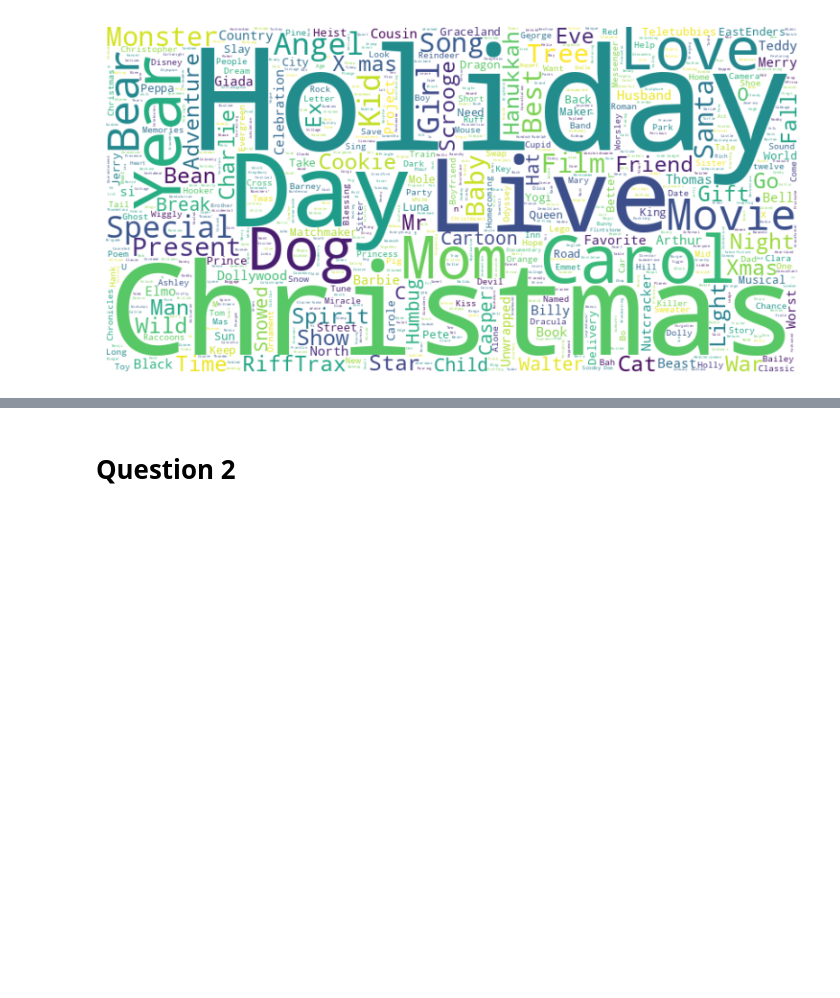
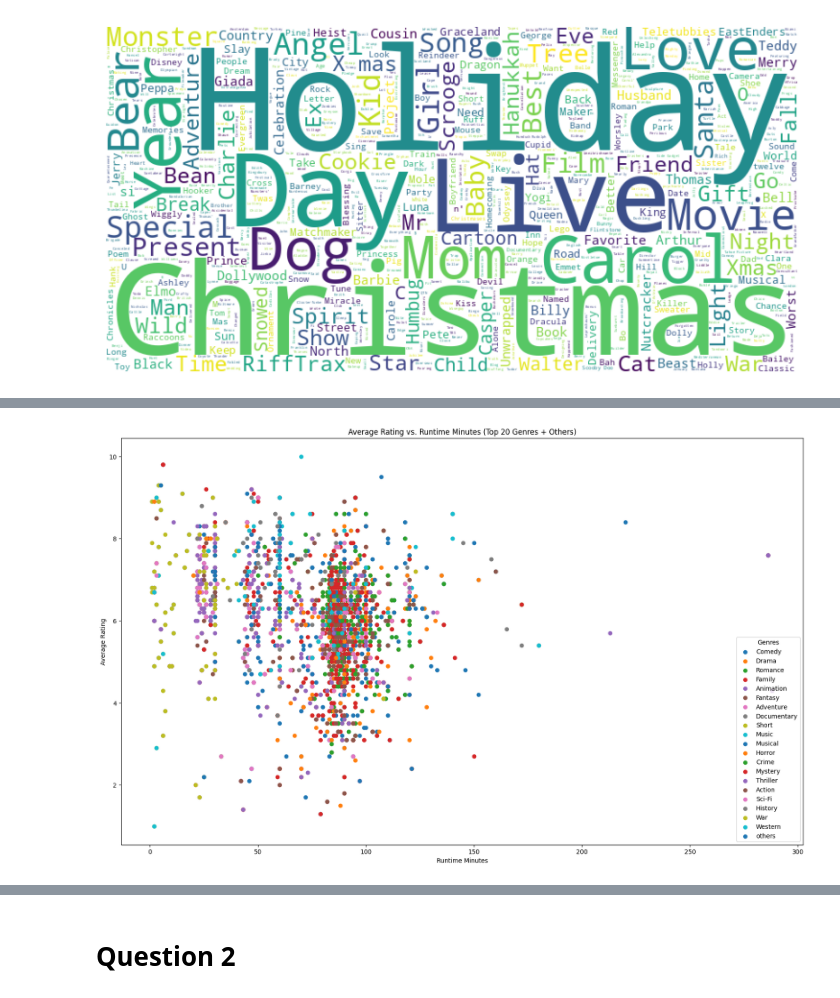
Before and after one commit to Thanh-WuTan/COMP4010_HolidayMoviesAnalysis, a Jupyter notebook: code.ipynb, the cells around one changed output, grey strips where cells are left out. Saved outputs shown, nothing was run; the diff lists cells and outputs as text; code cells hidden in the pictures; blank space fills up the shorter version.

```diff
--- a/code.ipynb
+++ b/code.ipynb
@@ -210,0 +270,30 @@ plt.show()
+# %%
+
+# 1) Count how often each genre appears
+genre_counts = holiday_movies_exploded['genres'].value_counts()
+
+# 2) Identify the top 20
+top_20_genres = genre_counts.head(20).index
+
+plt.figure(figsize=(20, 12))
+
+# 3) Plot each of the top 20 genres separately
+for genre in top_20_genres:
+    subset = holiday_movies_exploded[holiday_movies_exploded['genres'] == genre]
+    plt.scatter(subset['runtime_minutes'],
+                subset['average_rating'],
+                label=genre)
+
+# 4) Group all remaining genres into "others"
+others_subset = holiday_movies_exploded[~holiday_movies_exploded['genres'].isin(top_20_genres)]
+plt.scatter(others_subset['runtime_minutes'],
+            others_subset['average_rating'],
+            label='others')
+
+plt.title('Average Rating vs. Runtime Minutes (Top 20 Genres + Others)')
+plt.xlabel('Runtime Minutes')
+plt.ylabel('Average Rating')
+plt.legend(title='Genres')
+plt.show()
+# %% [output]
+[figure, added]
```
Also changed, not shown: parts of 10 cells of this notebook.
